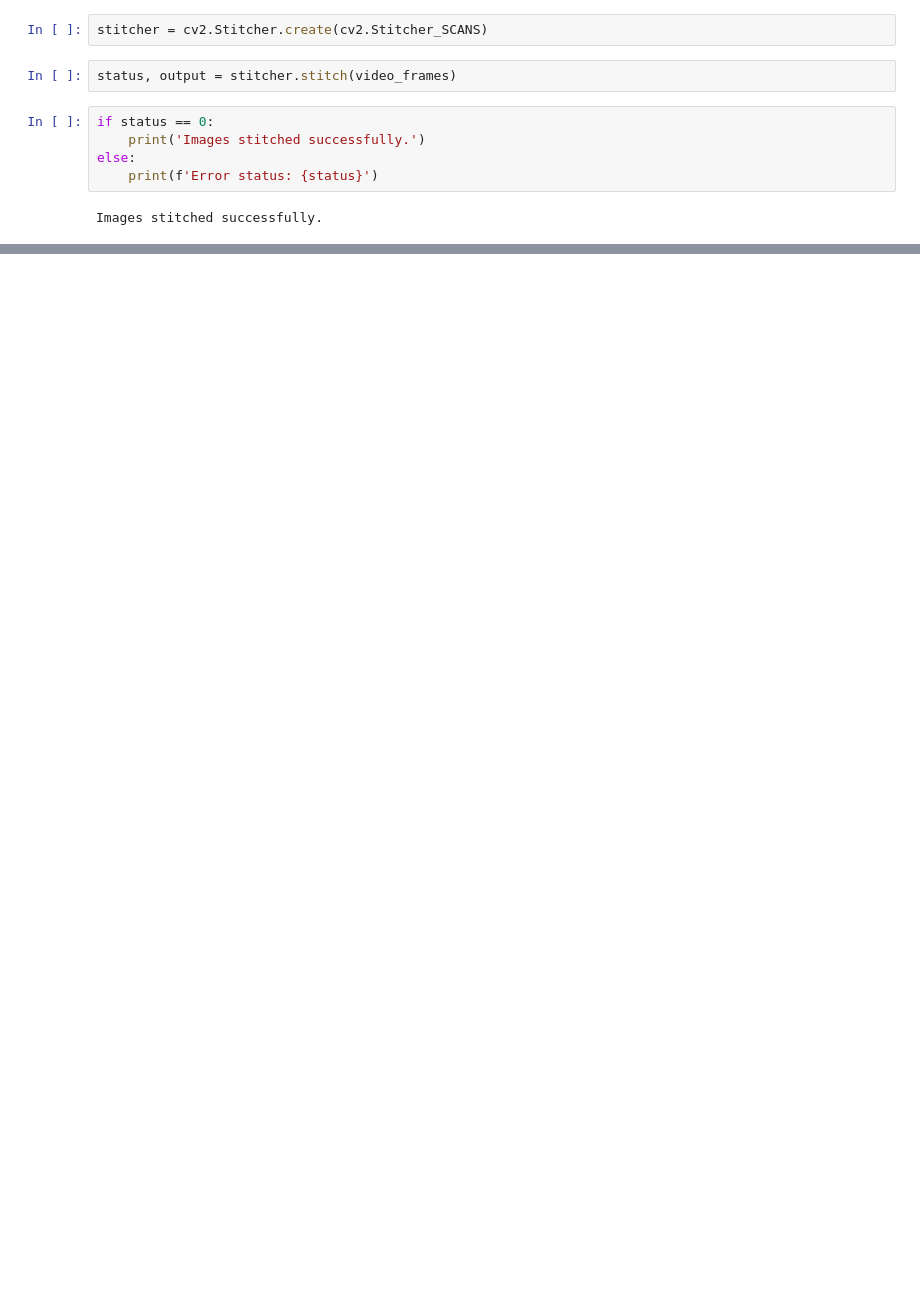
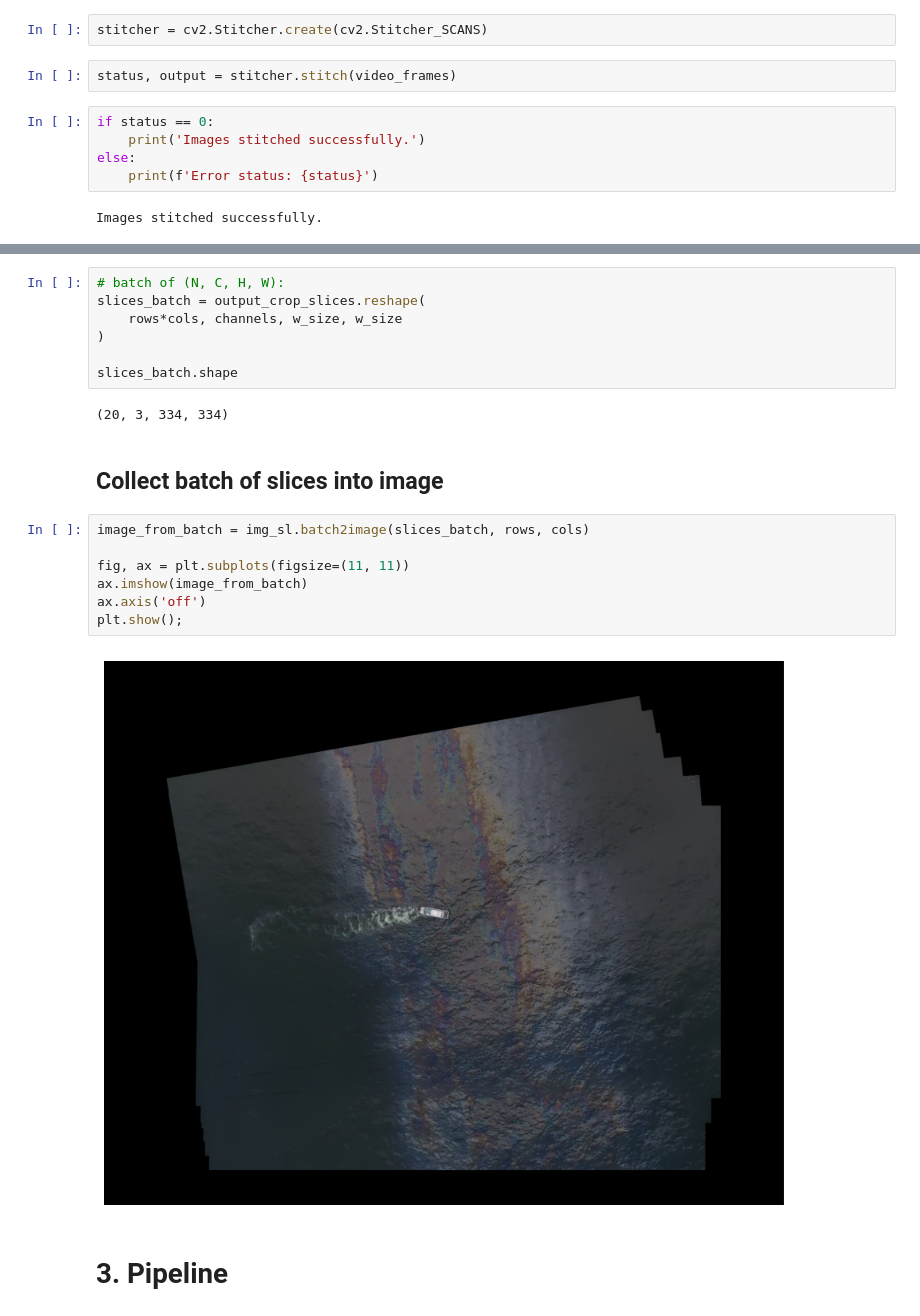
Before and after one commit to vederko-p/oil_segmentation, a Jupyter notebook: notebooks/image_stitching/Image stitching from video.ipynb, the cells around one changed output, grey strips where cells are left out. Cells and saved outputs as stored; diff of their text form; blank space fills up the shorter version.

```diff
--- a/notebooks/image_stitching/Image stitching from video.ipynb
+++ b/notebooks/image_stitching/Image stitching from video.ipynb
@@ -45,0 +91,22 @@ plt.show()
+# %%
+# batch of (N, C, H, W):
+slices_batch = output_crop_slices.reshape(
+    rows*cols, channels, w_size, w_size
+)
+
+slices_batch.shape
+# %% [output]
+(20, 3, 334, 334)
+# %% [markdown]
+## Collect batch of slices into image
+# %%
+image_from_batch = img_sl.batch2image(slices_batch, rows, cols)
+
+fig, ax = plt.subplots(figsize=(11, 11))
+ax.imshow(image_from_batch)
+ax.axis('off')
+plt.show();
+# %% [output]
+[figure, added]
+# %% [markdown]
+# 3. Pipeline
```
Also changed, not shown: parts of 12 cells of this notebook.
